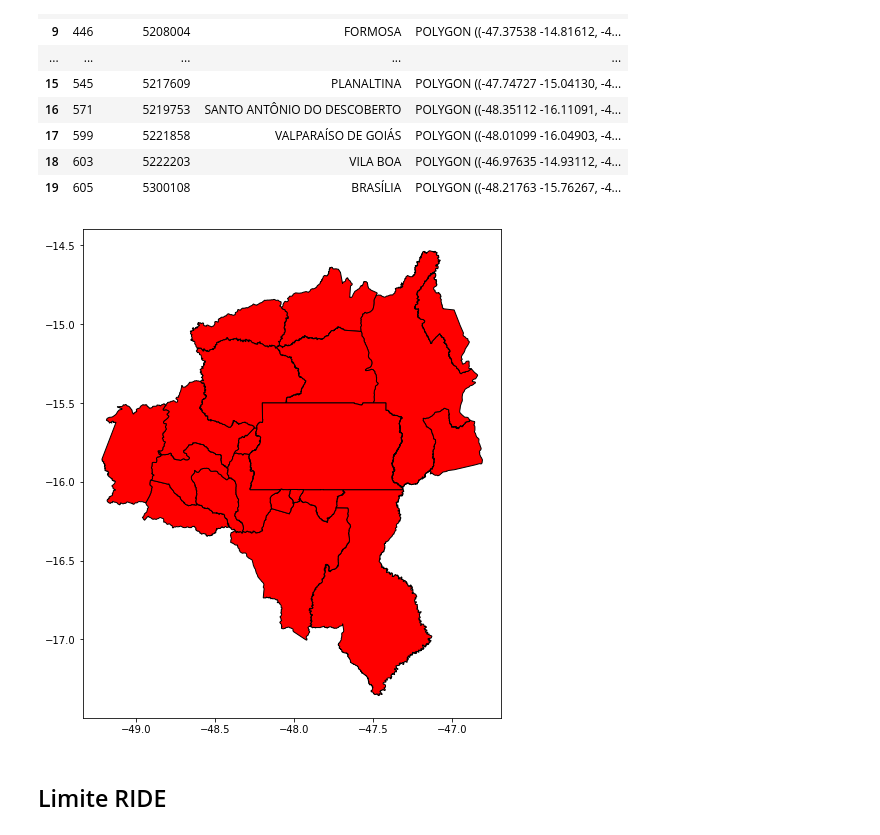
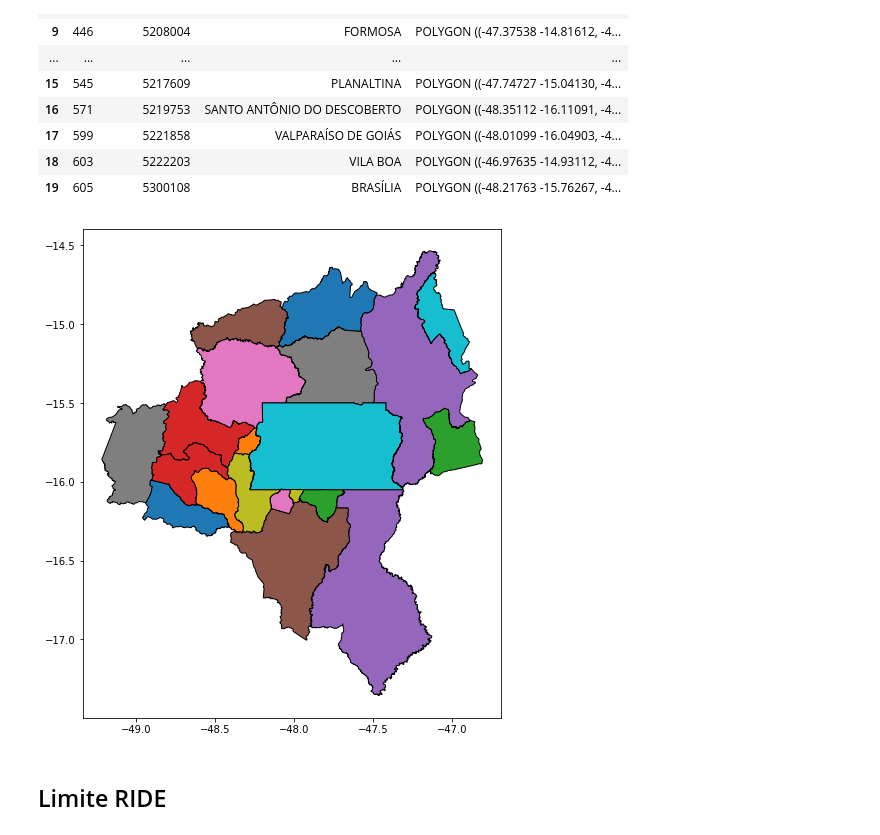
Before and after one commit to Marcos314/Pibiti_2019, a Jupyter notebook: notebooks/Geopandas/note1.ipynb, the cells around one changed output. Drawn from its saved outputs; the diff is of its cells as text; code cells hidden in the pictures.

```diff
--- a/notebooks/Geopandas/note1.ipynb
+++ b/notebooks/Geopandas/note1.ipynb
@@ -45,10 +52,10 @@ go
 | 18 | 603 | 5222203 | VILA BOA | POLYGON ((-46.97635 -14.93112, -4... |
 | 19 | 605 | 5300108 | BRASÍLIA | POLYGON ((-48.21763 -15.76267, -4... |
 # %%
-go.plot(color='red',figsize=(10,9),edgecolor='black')
+go.plot(column='CD_GEOCODM',figsize=(10,9),edgecolor='black')
 plt.show()
 # %% [output]
-[figure, old version]
+[figure, new version]
 # %% [markdown]
 ## Limite RIDE
 # %%
```
Also changed, not shown: parts of 13 cells of this notebook, 1 other file.
